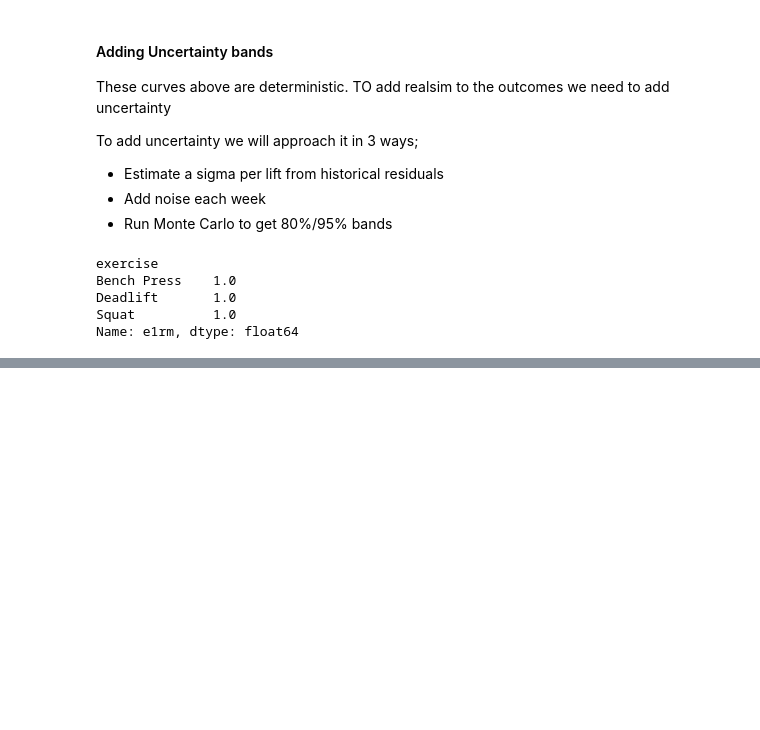
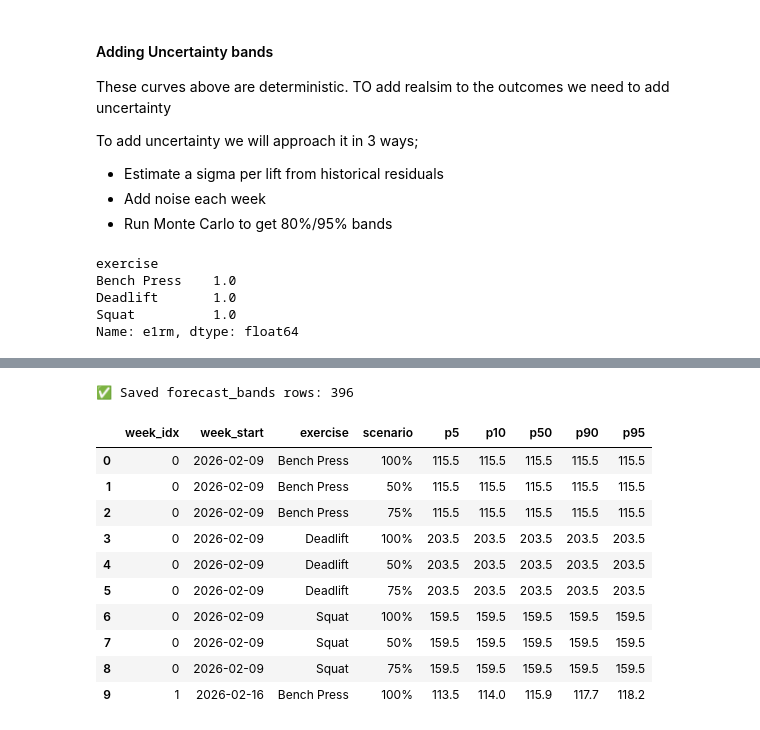
Before and after one commit to somystacks/Strength-progression-forecast, a Jupyter notebook: notebooks/01_weekly_e1rm_explore.ipynb, the cells around one changed output, grey strips where cells are left out. Saved outputs shown, nothing was run; the diff lists cells and outputs as text; code cells hidden in the pictures; blank space fills up the shorter version.

```diff
--- a/notebooks/01_weekly_e1rm_explore.ipynb
+++ b/notebooks/01_weekly_e1rm_explore.ipynb
@@ -493,0 +977,74 @@ Name: e1rm, dtype: float64
+# %%
+import os
+import sqlite3
+import pandas as pd
+
+# Anchor: last observed week_start
+weekly_clean = weekly.copy()
+weekly_clean["week_start"] = pd.to_datetime(weekly_clean["week_start"])
+start_week = weekly_clean["week_start"].max()
+
+# Prepare save frame
+save_df = bands_df.copy()
+save_df["week_start"] = start_week + pd.to_timedelta(save_df["week_idx"] * 7, unit="D")
+save_df["week_start"] = save_df["week_start"].dt.strftime("%Y-%m-%d")
+
+# DB path
+REPO_ROOT = os.path.dirname(os.getcwd())
+DB_PATH = os.path.join(REPO_ROOT, "data", "training.sqlite")
+
+conn = sqlite3.connect(DB_PATH)
+
+with conn:
+    # Drop and recreate to guarantee schema matches save_df
+    conn.execute("DROP TABLE IF EXISTS forecast_bands;")
+    conn.execute("""
+    CREATE TABLE forecast_bands (
+        week_idx INTEGER NOT NULL,
+        week_start TEXT NOT NULL,
+        exercise TEXT NOT NULL,
+        scenario TEXT NOT NULL,
+        p5 REAL NOT NULL,
+        p10 REAL NOT NULL,
+        p50 REAL NOT NULL,
+        p90 REAL NOT NULL,
+        p95 REAL NOT NULL,
+        PRIMARY KEY (week_idx, exercise, scenario)
+    );
+    """)
+
+save_df.to_sql("forecast_bands", conn, if_exists="append", index=False)
+
+cur = conn.cursor()
+cur.execute("SELECT COUNT(*) FROM forecast_bands;")
+print("✅ Saved forecast_bands rows:", cur.fetchone()[0])
+
+conn.close()
+# %% [output]
+✅ Saved forecast_bands rows: 396
+# %%
+# pull data back out to verify
+
+REPO_ROOT = os.path.dirname(os.getcwd())
+DB_PATH = os.path.join(REPO_ROOT, "data", "training.sqlite")
+conn = sqlite3.connect(DB_PATH)
+
+bands_sql = pd.read_sql_query(
+    "SELECT week_idx, week_start, exercise, scenario, p5, p10, p50, p90, p95 FROM forecast_bands ORDER BY week_idx, exercise, scenario;",
+    conn
+)
+
+conn.close()
+bands_sql.head(10)
+# %% [output]
+|  | week_idx | week_start | exercise | scenario | p5 | p10 | p50 | p90 | p95 |
+| 0 | 0 | 2026-02-09 | Bench Press | 100% | 115.5 | 115.5 | 115.5 | 115.5 | 115.5 |
+| 1 | 0 | 2026-02-09 | Bench Press | 50% | 115.5 | 115.5 | 115.5 | 115.5 | 115.5 |
+| 2 | 0 | 2026-02-09 | Bench Press | 75% | 115.5 | 115.5 | 115.5 | 115.5 | 115.5 |
+| 3 | 0 | 2026-02-09 | Deadlift | 100% | 203.5 | 203.5 | 203.5 | 203.5 | 203.5 |
+| 4 | 0 | 2026-02-09 | Deadlift | 50% | 203.5 | 203.5 | 203.5 | 203.5 | 203.5 |
+| 5 | 0 | 2026-02-09 | Deadlift | 75% | 203.5 | 203.5 | 203.5 | 203.5 | 203.5 |
+| 6 | 0 | 2026-02-09 | Squat | 100% | 159.5 | 159.5 | 159.5 | 159.5 | 159.5 |
+| 7 | 0 | 2026-02-09 | Squat | 50% | 159.5 | 159.5 | 159.5 | 159.5 | 159.5 |
+| 8 | 0 | 2026-02-09 | Squat | 75% | 159.5 | 159.5 | 159.5 | 159.5 | 159.5 |
+| 9 | 1 | 2026-02-16 | Bench Press | 100% | 113.5 | 114.0 | 115.9 | 117.7 | 118.2 |
```
Also changed, not shown: parts of 12 cells of this notebook, 1 other file.
